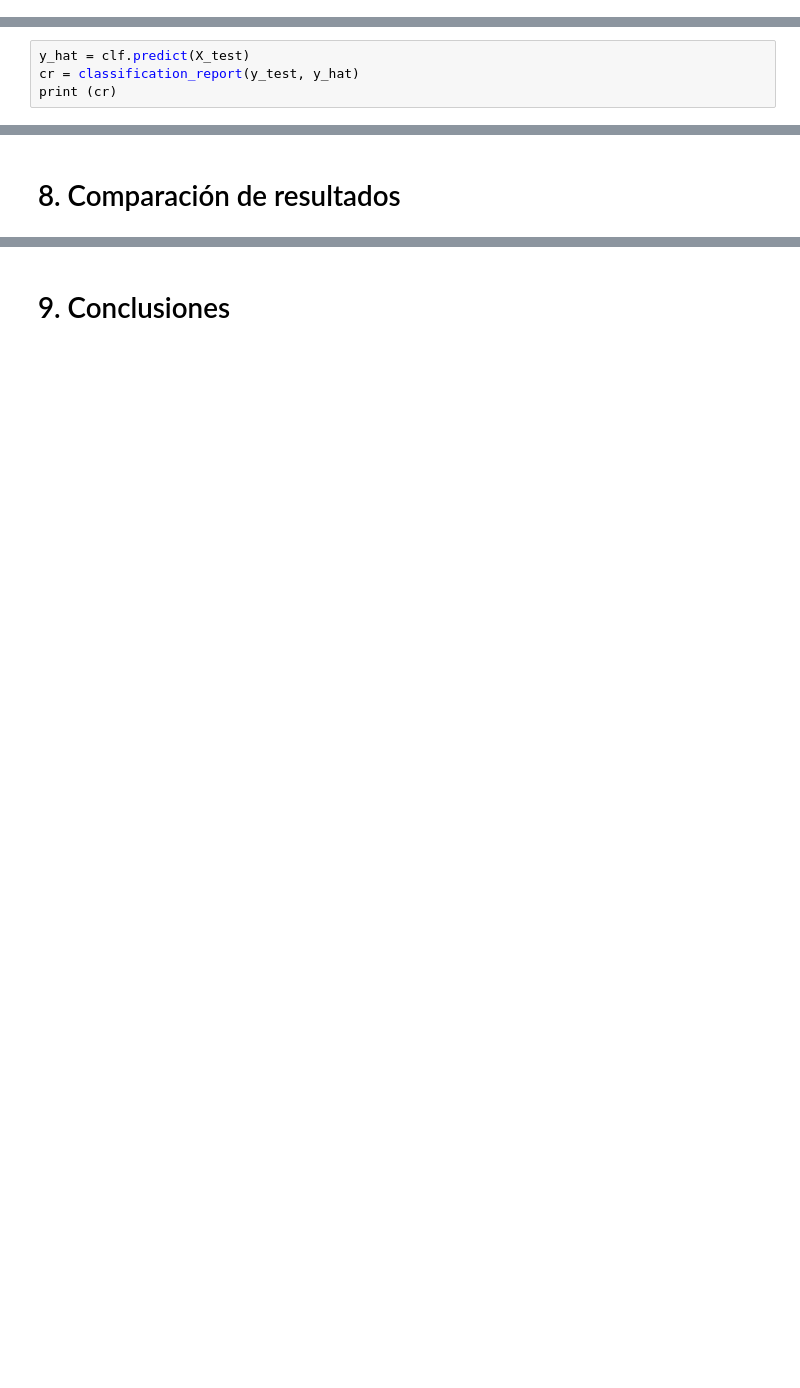
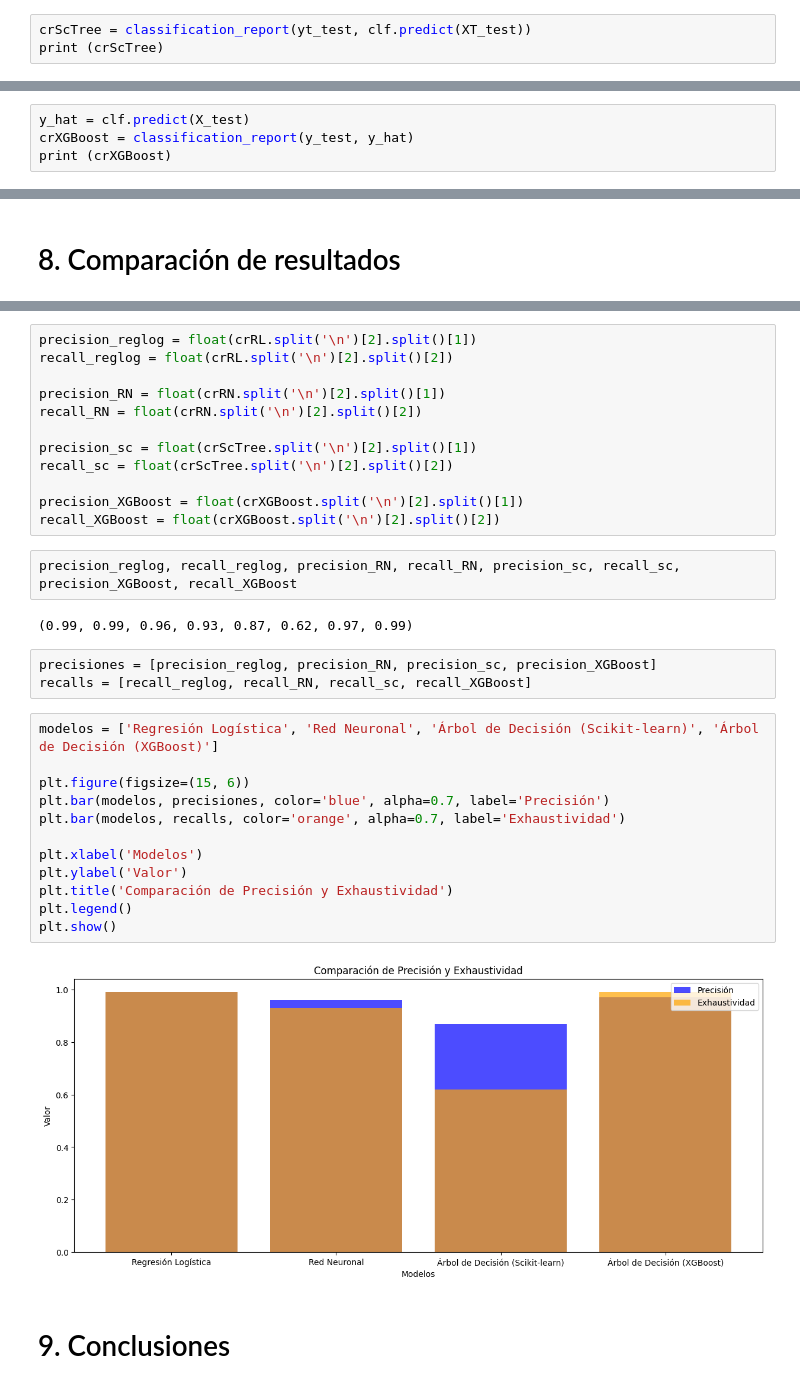
Before and after one commit to Dai-vl/Machine-Learning, a Jupyter notebook: PF/PF.ipynb, the cells around one changed output, grey strips where cells are left out. Cells and saved outputs as stored; diff of their text form; blank space fills up the shorter version.

Commit message:
falta scikit-learn

```diff
--- a/PF/PF.ipynb
+++ b/PF/PF.ipynb
@@ -876,0 +878,3 @@ En el árbol podemos observar que el sensor 6 es bastante importante a la hora d
+# %%
+crScTree = classification_report(yt_test, clf.predict(XT_test))
+print (crScTree)
@@ -1069,8 +1096,8 @@ Al emplear el modelo de arbol XGBoost hemos obtenido unas precisiones mucho mejo
 El anterior modelo tenia un 62% para el conjunto de entrenamiento y un 61% para el conjunto de test, por lo que este modelo es mucho mejor para la clasificación de nuestro problema.
 # %%
 y_hat = clf.predict(X_test)
-cr = classification_report(y_test, y_hat)
-print (cr)
+crXGBoost = classification_report(y_test, y_hat)
+print (crXGBoost)
 # %% [output]
               precision    recall  f1-score   support
 
@@ -1101,2 +1151,35 @@ En la matriz de confusión de este nuevo modelo con XGBoost podemos ver que el n
+# %%
+precision_reglog = float(crRL.split('\n')[2].split()[1])
+recall_reglog = float(crRL.split('\n')[2].split()[2])
+
+precision_RN = float(crRN.split('\n')[2].split()[1])
+recall_RN = float(crRN.split('\n')[2].split()[2])
+
+precision_sc = float(crScTree.split('\n')[2].split()[1])
+recall_sc = float(crScTree.split('\n')[2].split()[2])
+
+precision_XGBoost = float(crXGBoost.split('\n')[2].split()[1])
+recall_XGBoost = float(crXGBoost.split('\n')[2].split()[2])
+# %%
+precision_reglog, recall_reglog, precision_RN, recall_RN, precision_sc, recall_sc, precision_XGBoost, recall_XGBoost
+# %% [output]
+(0.99, 0.99, 0.96, 0.93, 0.87, 0.62, 0.97, 0.99)
+# %%
+precisiones = [precision_reglog, precision_RN, precision_sc, precision_XGBoost]
+recalls = [recall_reglog, recall_RN, recall_sc, recall_XGBoost]
+# %%
+modelos = ['Regresión Logística', 'Red Neuronal', 'Árbol de Decisión (Scikit-learn)', 'Árbol de Decisión (XGBoost)']
+
+plt.figure(figsize=(15, 6))
+plt.bar(modelos, precisiones, color='blue', alpha=0.7, label='Precisión')
+plt.bar(modelos, recalls, color='orange', alpha=0.7, label='Exhaustividad')
+
+plt.xlabel('Modelos')
+plt.ylabel('Valor')
+plt.title('Comparación de Precisión y Exhaustividad')
+plt.legend()
+plt.show()
+# %% [output]
+[figure, added]
 # %% [markdown]
 # 9. Conclusiones <a class="anchor" id="Conclusiones"></a>
```
Also changed, not shown: parts of 42 cells of this notebook, 2 other files.
